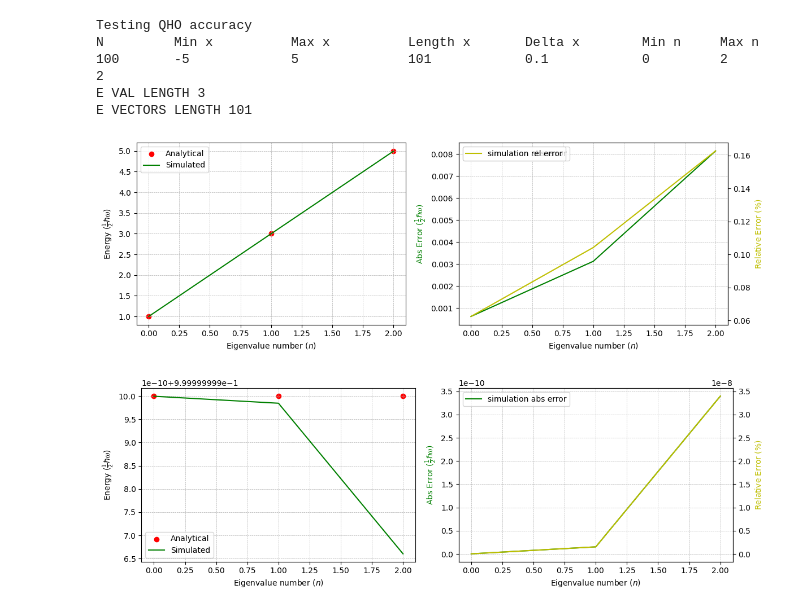
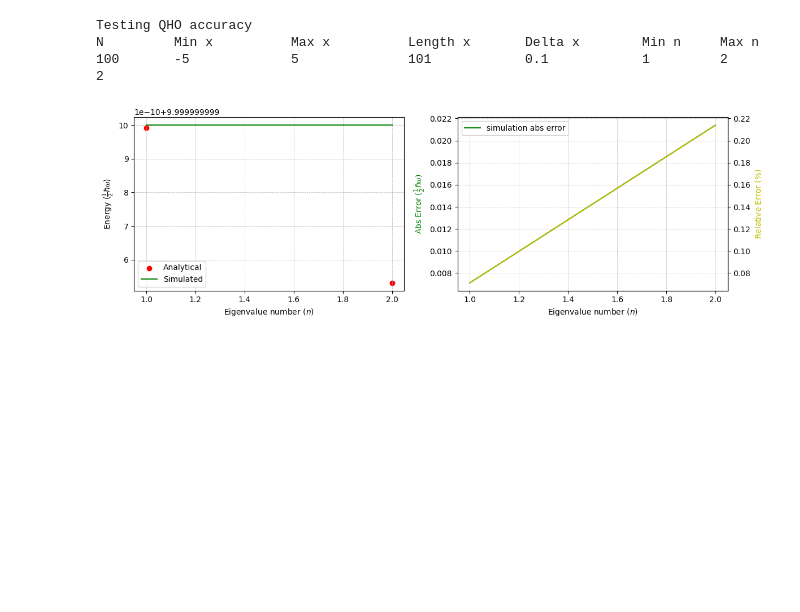
Before and after one commit to Adillwma/QuantumHarmonics, a Jupyter notebook: QuantumHarmonics/accuracy.ipynb, the cells around one changed output. Cells and saved outputs as stored; diff of their text form; code cells hidden in the pictures; blank space fills up the shorter version.

```diff
--- a/QuantumHarmonics/accuracy.ipynb
+++ b/QuantumHarmonics/accuracy.ipynb
@@ -134,16 +176,13 @@ def test_hydrogen_accuracy(N, r_min, r_max, min_n, max_n):
     plot_e_vals_comparison(n_vals, e_vals, e_vals_analytical)
     plot_e_vecs_comparison(n_vals, x, e_vectors, e_vectors_analytical)
 # %%
-test_QHO_accuracy(N=100, x_min=-5, x_max=5, max_n=2, min_n=0)
+test_QHO_accuracy(N=100, x_min=-5, x_max=5, max_n=2, min_n=1)
 # %% [output]
 Testing QHO accuracy
 N         Min x          Max x          Length x       Delta x        Min n     Max n
-100       -5             5              101            0.1            0         2
+100       -5             5              101            0.1            1         2
 2
-E VAL LENGTH 3
-E VECTORS LENGTH 101
-[figure, old version]
+[figure, new version]
-[figure, removed]
 # %%
 test_QHO_accuracy(N=100, x_min=-50, x_max=50, max_n=100, min_n=1)
 # %% [output]
```
Also changed, not shown: parts of 8 cells of this notebook, 6 other files.
